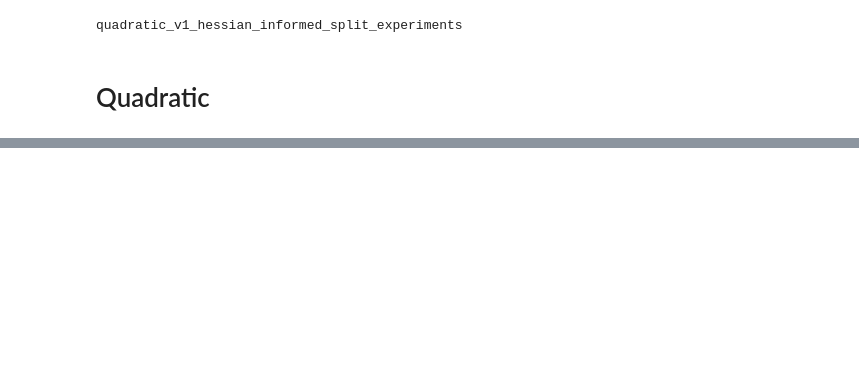
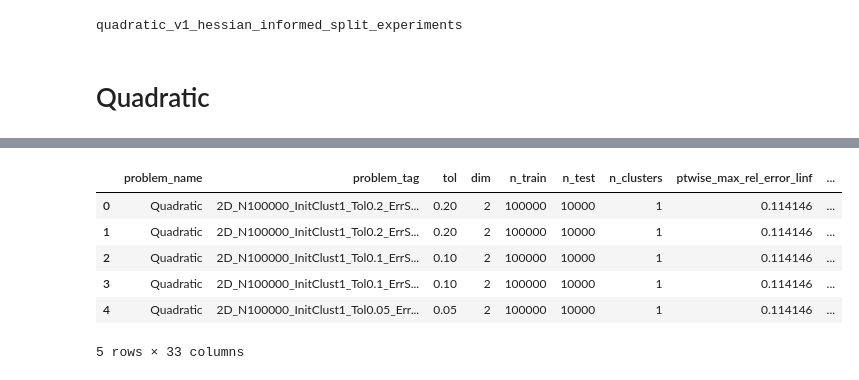
Before and after one commit to ut-padas/affini, a Jupyter notebook: ics26_quadratic_eda.ipynb, the cells around one changed output, grey strips where cells are left out. Saved outputs shown, nothing was run; the diff lists cells and outputs as text; code cells hidden in the pictures; blank space fills up the shorter version.

```diff
--- a/ics26_quadratic_eda.ipynb
+++ b/ics26_quadratic_eda.ipynb
@@ -116,0 +169,10 @@ plt.grid(True, which="both", ls="--", lw=0.5)
+# %%
+df_q.head()
+# %% [output]
+|  | problem_name | problem_tag | tol | dim | n_train | n_test | n_clusters | ptwise_max_rel_error_linf | ... |
+| 0 | Quadratic | 2D_N100000_InitClust1_Tol0.2_ErrS... | 0.20 | 2 | 100000 | 10000 | 1 | 0.114146 | ... |
+| 1 | Quadratic | 2D_N100000_InitClust1_Tol0.2_ErrS... | 0.20 | 2 | 100000 | 10000 | 1 | 0.114146 | ... |
+| 2 | Quadratic | 2D_N100000_InitClust1_Tol0.1_ErrS... | 0.10 | 2 | 100000 | 10000 | 1 | 0.114146 | ... |
+| 3 | Quadratic | 2D_N100000_InitClust1_Tol0.1_ErrS... | 0.10 | 2 | 100000 | 10000 | 1 | 0.114146 | ... |
+| 4 | Quadratic | 2D_N100000_InitClust1_Tol0.05_Err... | 0.05 | 2 | 100000 | 10000 | 1 | 0.114146 | ... |
+5 rows × 33 columns
```
Also changed, not shown: parts of 5 cells of this notebook, 1 other file.
